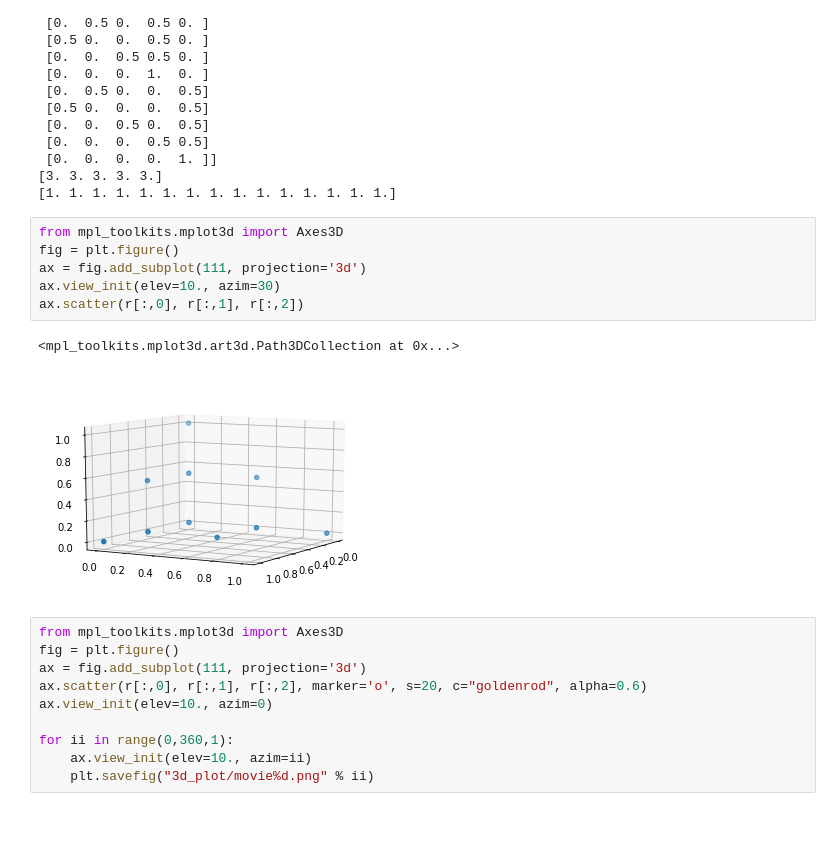
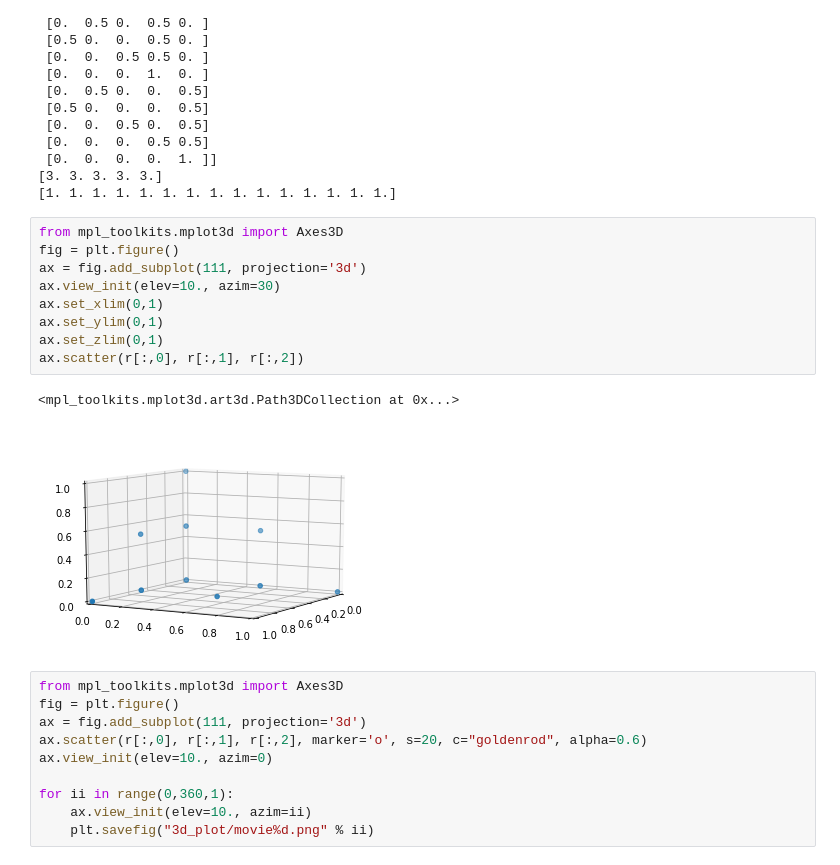
Before and after one commit to Shynar88/Kapellmeister-Multi-Objective-Optimization-of-Container-Allocation-and-Rescheduling-with-GA, a Jupyter notebook: nsga_3/nsga_3.ipynb, the cells around one changed output. Drawn from its saved outputs; the diff is of its cells as text; blank space fills up the shorter version.

```diff
--- a/nsga_3/nsga_3.ipynb
+++ b/nsga_3/nsga_3.ipynb
@@ -367,12 +367,15 @@ print(np.sum(r, axis=1))
 # %%
 from mpl_toolkits.mplot3d import Axes3D
 fig = plt.figure()
 ax = fig.add_subplot(111, projection='3d')
 ax.view_init(elev=10., azim=30)
+ax.set_xlim(0,1)
+ax.set_ylim(0,1)
+ax.set_zlim(0,1)
 ax.scatter(r[:,0], r[:,1], r[:,2])
 # %% [output]
 <mpl_toolkits.mplot3d.art3d.Path3DCollection at 0x...>
-[figure, old version]
+[figure, new version]
 # %%
 from mpl_toolkits.mplot3d import Axes3D
 fig = plt.figure()
```
Also changed, not shown: 1 other file.
